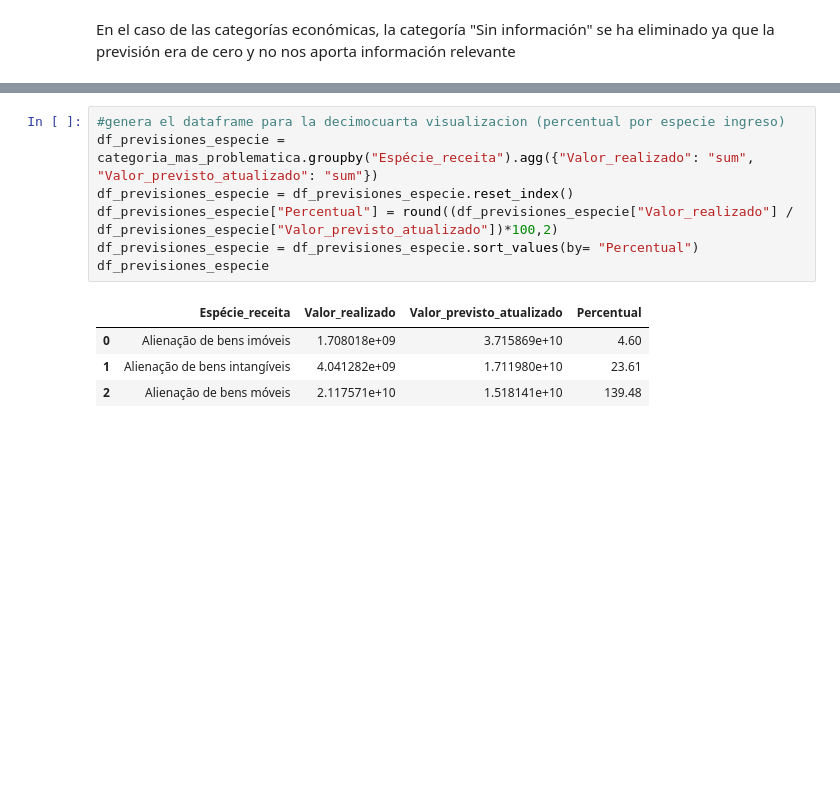
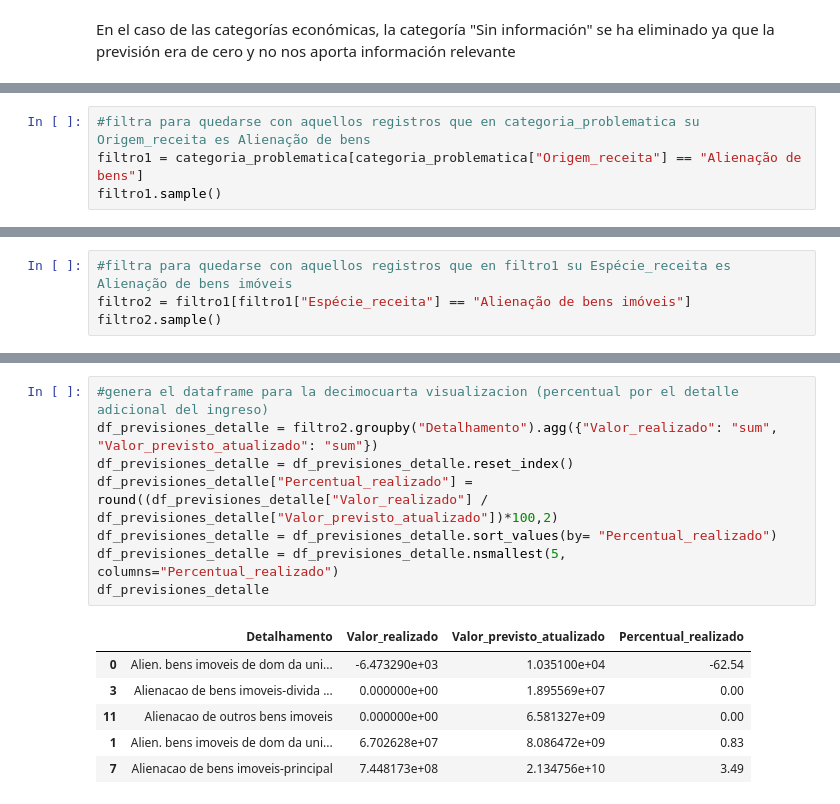
Before and after one commit to raquelscv/Proyecto2-AnalisisPandas, a Jupyter notebook: Analisis_Ingresos_Brasil.ipynb, the cells around one changed output, grey strips where cells are left out. Cells and saved outputs as stored; diff of their text form; blank space fills up the shorter version.

```diff
--- a/Analisis_Ingresos_Brasil.ipynb
+++ b/Analisis_Ingresos_Brasil.ipynb
@@ -608,0 +641,4 @@ categoria_problematica.sample()
+# %%
+#filtra para quedarse con aquellos registros que en categoria_problematica su Origem_receita es Alienação de bens
+filtro1 = categoria_problematica[categoria_problematica["Origem_receita"] == "Alienação de bens"]
+filtro1.sample()
@@ -629,0 +676,4 @@ categoria_mas_problematica.sample()
+# %%
+#filtra para quedarse con aquellos registros que en filtro1 su Espécie_receita es Alienação de bens imóveis
+filtro2 = filtro1[filtro1["Espécie_receita"] == "Alienação de bens imóveis"]
+filtro2.sample()
@@ -630,12 +683,15 @@ categoria_mas_problematica.sample()
 # %%
-#genera el dataframe para la decimocuarta visualizacion (percentual por especie ingreso)
-df_previsiones_especie = categoria_mas_problematica.groupby("Espécie_receita").agg({"Valor_realizado": "sum", "Valor_previsto_atualizado": "sum"})
-df_previsiones_especie = df_previsiones_especie.reset_index()
-df_previsiones_especie["Percentual"] = round((df_previsiones_especie["Valor_realizado"] / df_previsiones_especie["Valor_previsto_atualizado"])*100,2)
-df_previsiones_especie = df_previsiones_especie.sort_values(by= "Percentual")
-df_previsiones_especie
+#genera el dataframe para la decimocuarta visualizacion (percentual por el detalle adicional del ingreso)
+df_previsiones_detalle = filtro2.groupby("Detalhamento").agg({"Valor_realizado": "sum", "Valor_previsto_atualizado": "sum"})
+df_previsiones_detalle = df_previsiones_detalle.reset_index()
+df_previsiones_detalle["Percentual_realizado"] = round((df_previsiones_detalle["Valor_realizado"] / df_previsiones_detalle["Valor_previsto_atualizado"])*100,2)
+df_previsiones_detalle = df_previsiones_detalle.sort_values(by= "Percentual_realizado")
+df_previsiones_detalle = df_previsiones_detalle.nsmallest(5, columns="Percentual_realizado")
+df_previsiones_detalle
 # %% [output]
-|  | Espécie_receita | Valor_realizado | Valor_previsto_atualizado | Percentual |
-| 0 | Alienação de bens imóveis | 1.708018e+09 | 3.715869e+10 | 4.60 |
-| 1 | Alienação de bens intangíveis | 4.041282e+09 | 1.711980e+10 | 23.61 |
-| 2 | Alienação de bens móveis | 2.117571e+10 | 1.518141e+10 | 139.48 |
+|  | Detalhamento | Valor_realizado | Valor_previsto_atualizado | Percentual_realizado |
+| 0 | Alien. bens imoveis de dom da uni... | -6.473290e+03 | 1.035100e+04 | -62.54 |
+| 3 | Alienacao de bens imoveis-divida ... | 0.000000e+00 | 1.895569e+07 | 0.00 |
+| 11 | Alienacao de outros bens imoveis | 0.000000e+00 | 6.581327e+09 | 0.00 |
+| 1 | Alien. bens imoveis de dom da uni... | 6.702628e+07 | 8.086472e+09 | 0.83 |
+| 7 | Alienacao de bens imoveis-principal | 7.448173e+08 | 2.134756e+10 | 3.49 |
```
Also changed, not shown: parts of 27 cells of this notebook.
